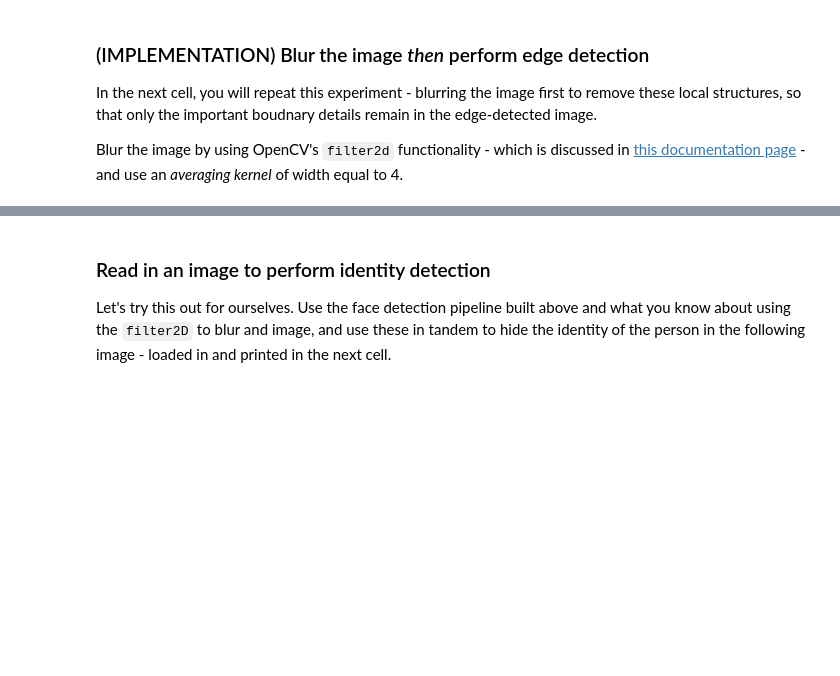
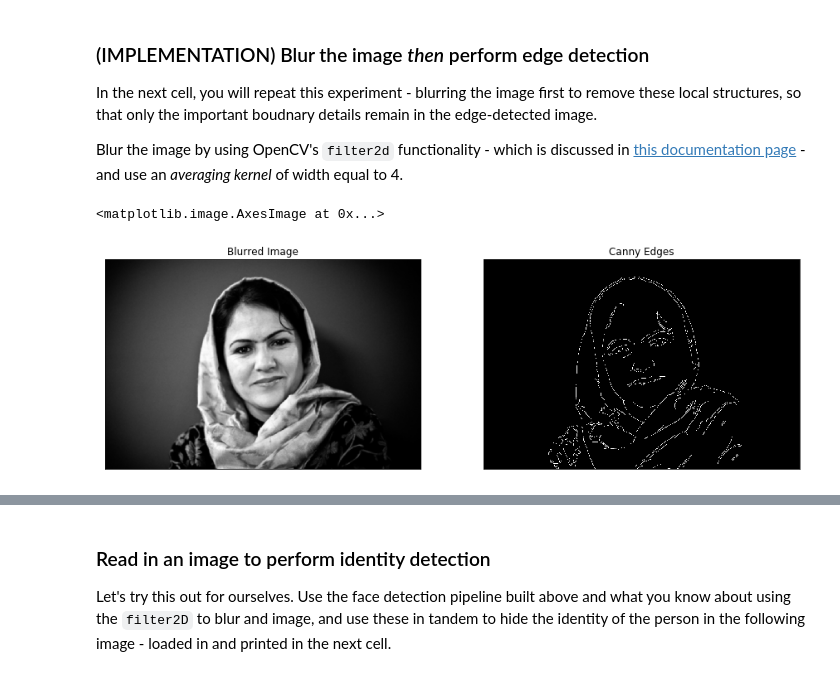
Before and after one commit to babazaroni/AIND-CV-FacialKeypoints, a Jupyter notebook: CV_project.ipynb, the cells around one changed output, grey strips where cells are left out. Saved outputs shown, nothing was run; the diff lists cells and outputs as text; code cells hidden in the pictures; blank space fills up the shorter version.

Commit message:
added blur and canny edge detection

```diff
--- a/CV_project.ipynb
+++ b/CV_project.ipynb
@@ -535,8 +538,32 @@
 # %%
 ### TODO: Blur the test imageusing OpenCV's filter2d functionality,
 # Use an averaging kernel, and a kernel width equal to 4
 
+kernel = np.ones((4,4),np.float32)/16
+image_blurred = cv2.filter2D(image,-1,kernel)
+
 ## TODO: Then perform Canny edge detection and display the output
+
+blurred_image_edges = cv2.Canny(image_blurred,100,200)
+
+# Plot the RGB and edge-detected image
+fig = plt.figure(figsize = (15,15))
+ax1 = fig.add_subplot(121)
+ax1.set_xticks([])
+ax1.set_yticks([])
+
+ax1.set_title('Blurred Image')
+ax1.imshow(image_blurred)
+
+ax2 = fig.add_subplot(122)
+ax2.set_xticks([])
+ax2.set_yticks([])
+
+ax2.set_title('Canny Edges')
+ax2.imshow(blurred_image_edges, cmap='gray')
+# %% [output]
+<matplotlib.image.AxesImage at 0x...>
+[figure, added]
 # %% [markdown]
 ---
 <a id='step4'></a>
```
Also changed, not shown: parts of 3 cells of this notebook.
